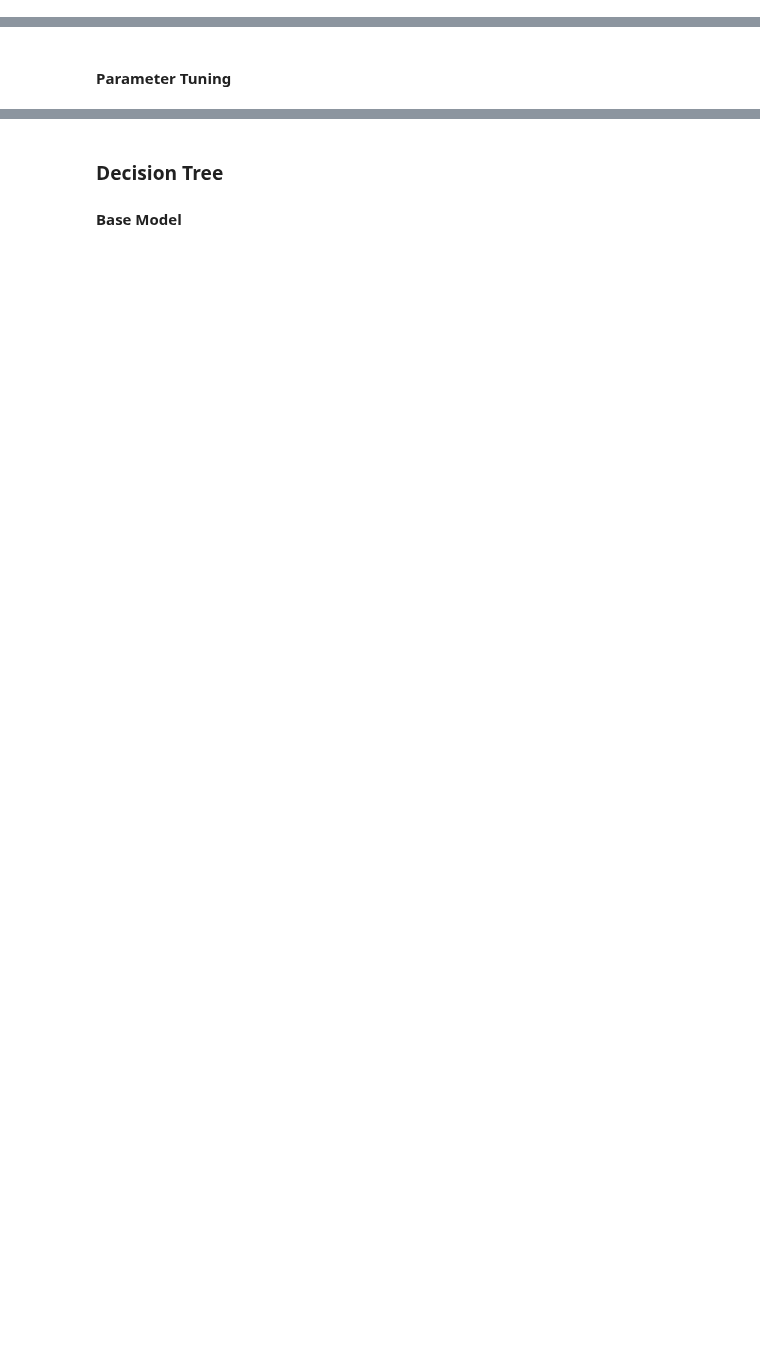
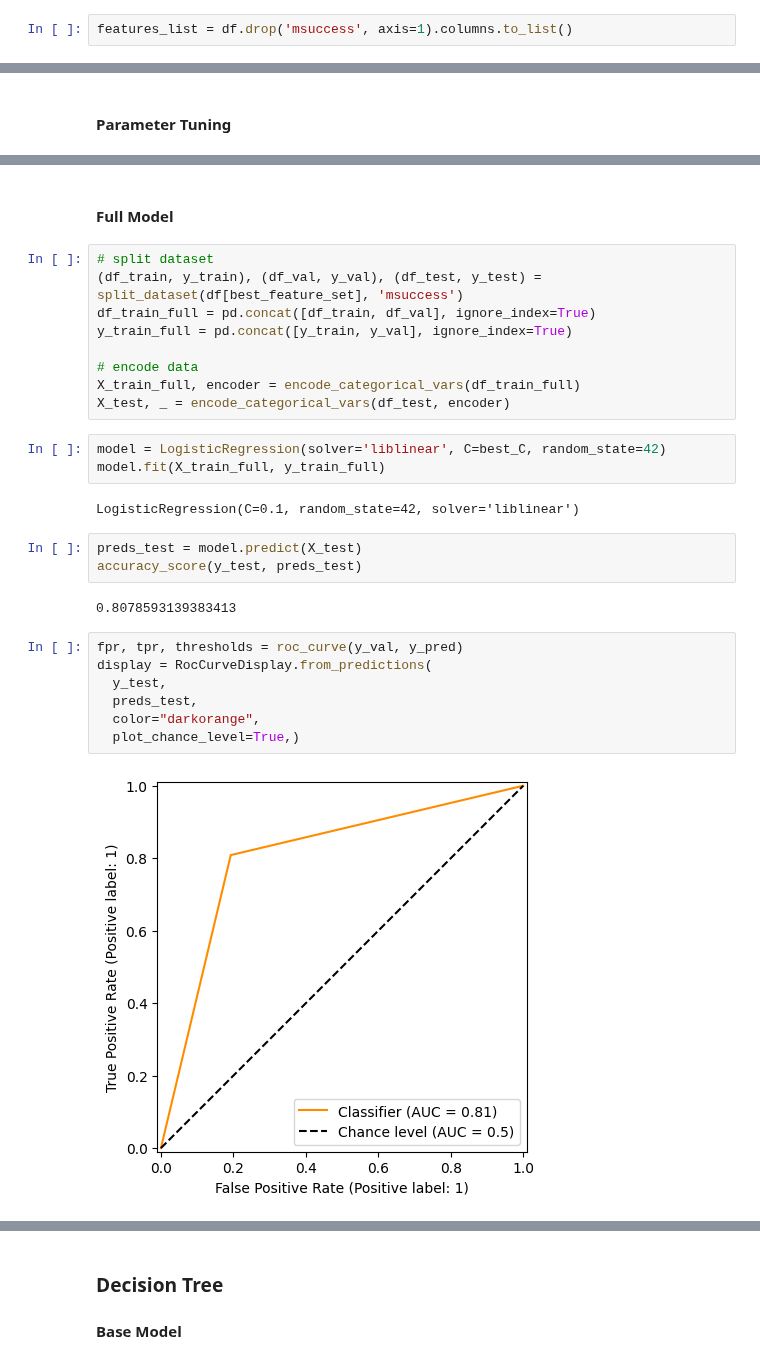
Before and after one commit to ArmandWinant/ml-zoomcamp, a Jupyter notebook: projects/midterm/notebook.ipynb, the cells around one changed output, grey strips where cells are left out. Cells and saved outputs as stored; diff of their text form; blank space fills up the shorter version.

```diff
--- a/projects/midterm/notebook.ipynb
+++ b/projects/midterm/notebook.ipynb
@@ -601 +627,3 @@ features_list = list(df_train.columns)
+# %%
+features_list = df.drop('msuccess', axis=1).columns.to_list()
 # %%
@@ -664,0 +718,30 @@ for C_val in C_vals:
+# %% [markdown]
+#### Full Model
+# %%
+# split dataset
+(df_train, y_train), (df_val, y_val), (df_test, y_test) = split_dataset(df[best_feature_set], 'msuccess')
+df_train_full = pd.concat([df_train, df_val], ignore_index=True)
+y_train_full = pd.concat([y_train, y_val], ignore_index=True)
+
+# encode data
+X_train_full, encoder = encode_categorical_vars(df_train_full)
+X_test, _ = encode_categorical_vars(df_test, encoder)
+# %%
+model = LogisticRegression(solver='liblinear', C=best_C, random_state=42)
+model.fit(X_train_full, y_train_full)
+# %% [output]
+LogisticRegression(C=0.1, random_state=42, solver='liblinear')
+# %%
+preds_test = model.predict(X_test)
+accuracy_score(y_test, preds_test)
+# %% [output]
+0.8078593139383413
+# %%
+fpr, tpr, thresholds = roc_curve(y_val, y_pred)
+display = RocCurveDisplay.from_predictions(
+  y_test,
+  preds_test,
+  color="darkorange",
+  plot_chance_level=True,)
+# %% [output]
+[figure, added]
```
Also changed, not shown: parts of 82 cells of this notebook.
